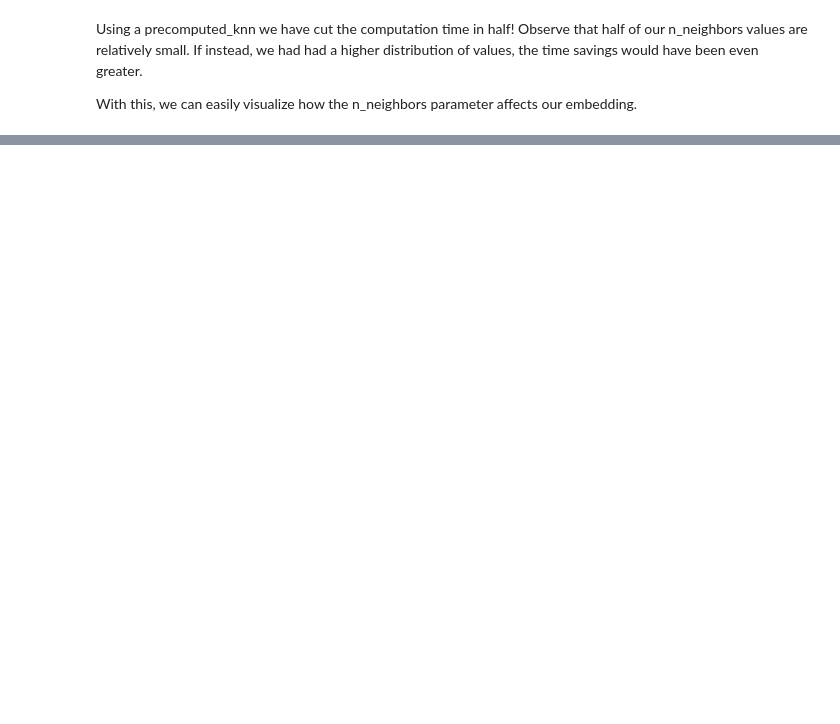
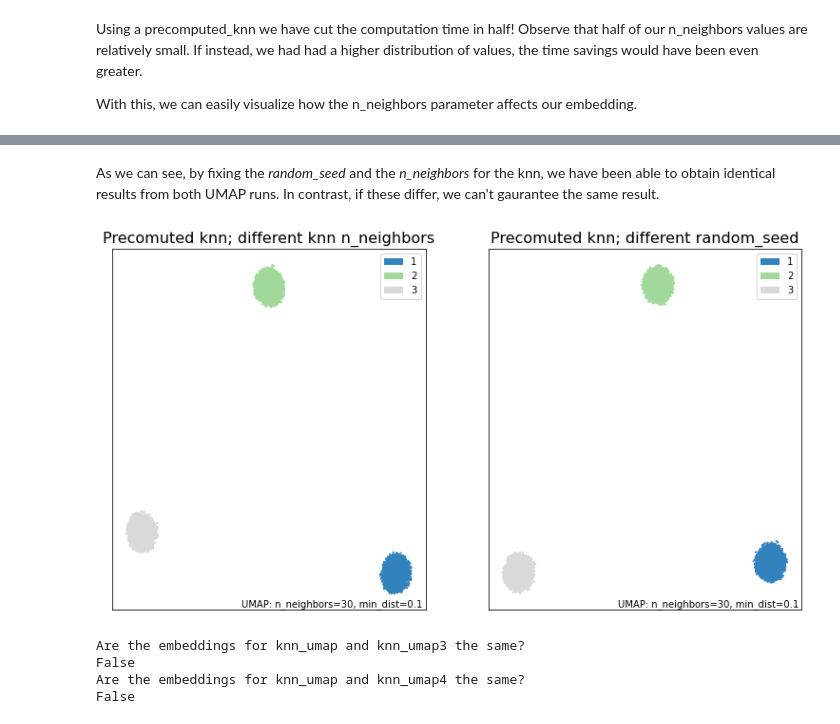
Before and after one commit to lmcinnes/umap, a Jupyter notebook: notebooks/precomputed_knn use cases.ipynb, the cells around one changed output, grey strips where cells are left out. Cells and saved outputs as stored; diff of their text form; code cells hidden in the pictures; blank space fills up the shorter version.

```diff
--- a/notebooks/precomputed_knn use cases.ipynb
+++ b/notebooks/precomputed_knn use cases.ipynb
@@ -300,0 +140,45 @@ Another sitution where precomputed_knn could be beneficial is if you wish to use
+# %% [markdown]
+As we can see, by fixing the *random_seed* and the *n_neighbors* for the knn, we have been able to obtain identical results from both UMAP runs. In contrast, if these differ, we can't gaurantee the same result.
+# %%
+random_seed2 = 15
+
+# Different n_neighbors
+knn3 = nearest_neighbors(
+                        X,
+                        n_neighbors=40,
+                        metric='euclidean',
+                        metric_kwds=None,
+                        angular=False,
+                        random_state=random_seed,
+                        )
+# Different random seed
+knn4 = nearest_neighbors(
+                        X,
+                        n_neighbors=50,
+                        metric='euclidean',
+                        metric_kwds=None,
+                        angular=False,
+                        random_state=random_seed2,
+                        )
+
+knn_umap3 = umap.UMAP(n_neighbors=30, precomputed_knn=knn3, random_state=random_seed).fit(X)
+knn_umap4 = umap.UMAP(n_neighbors=30, precomputed_knn=knn4, random_state=random_seed2).fit(X)
+
+fig, ax = plt.subplots(1, 2, figsize=(13,7))
+umap.plot.points(knn_umap3, labels=synthetic_labels, ax=ax[0], theme='green')
+umap.plot.points(knn_umap4, labels=synthetic_labels, ax=ax[1], theme='green')
+ax[0].set_title("Precomuted knn; different knn n_neighbors", size=16)
+ax[1].set_title("Precomuted knn; different random_seed", size=16)
+plt.show()
+
+print("\033[1m"+"Are the embeddings for knn_umap and knn_umap3 the same?\033[0m")
+print((knn_umap.embedding_ == knn_umap3.embedding_).all())
+
+print("\033[1m"+"Are the embeddings for knn_umap and knn_umap4 the same?\033[0m")
+print((knn_umap.embedding_ == knn_umap4.embedding_).all())
+# %% [output]
+[figure, added]
+Are the embeddings for knn_umap and knn_umap3 the same?
+False
+Are the embeddings for knn_umap and knn_umap4 the same?
+False
```
Also changed, not shown: parts of 28 cells of this notebook, 1 other file.
